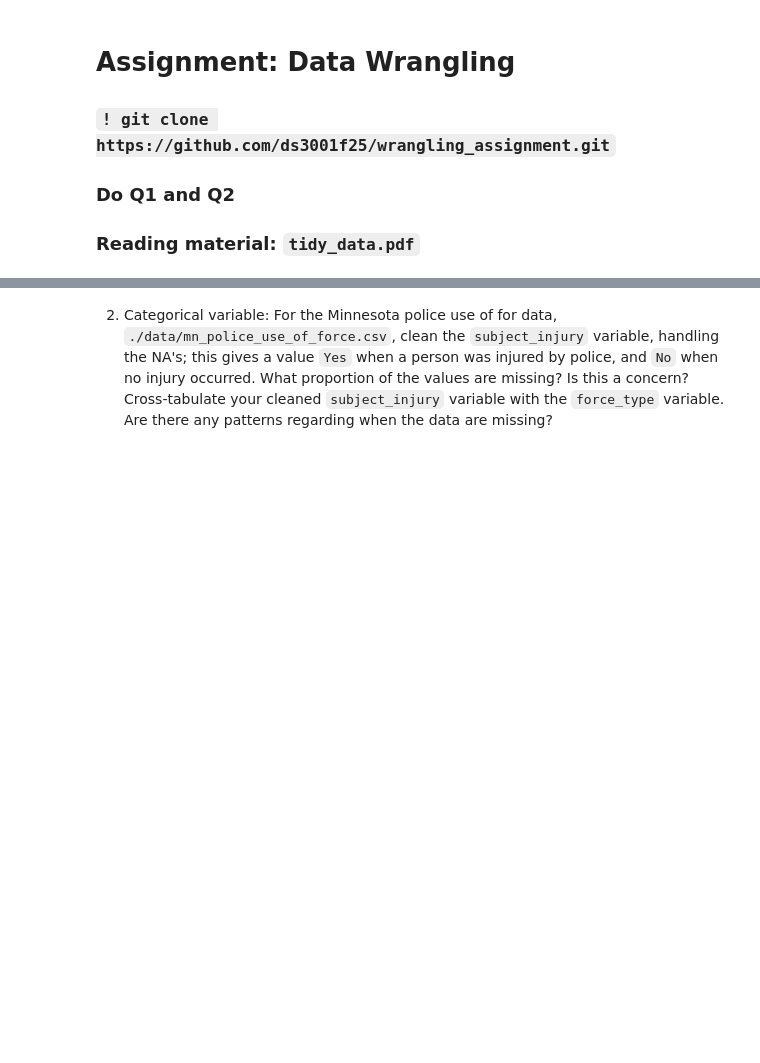
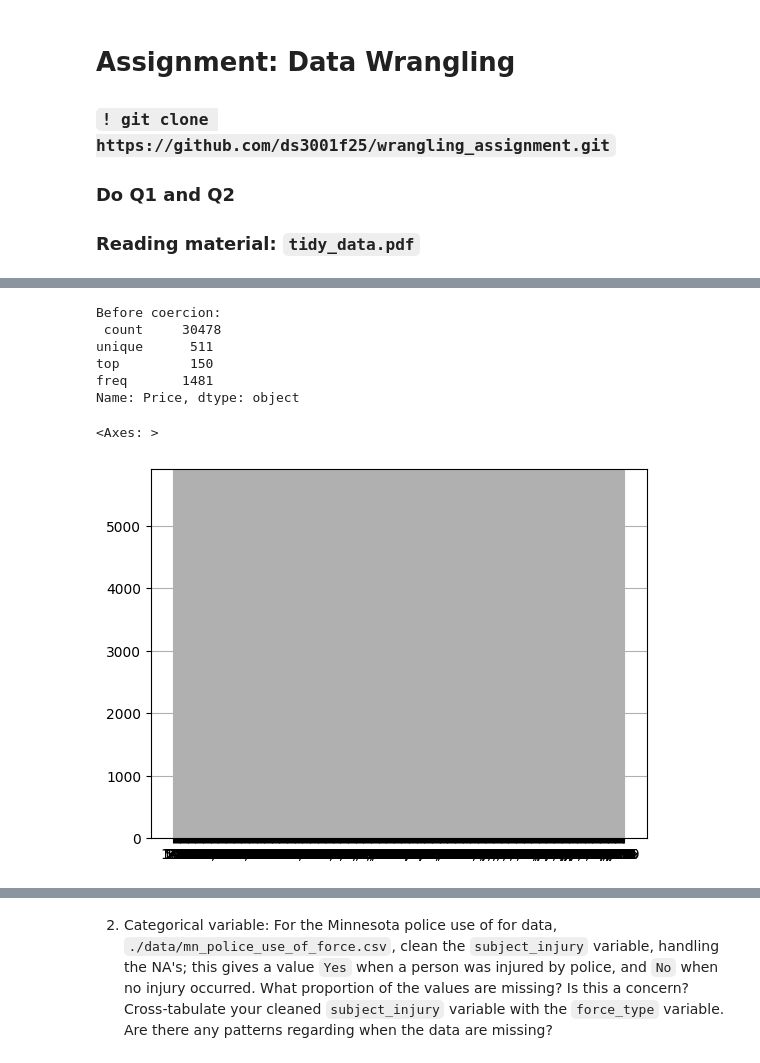
Before and after one commit to xec9cp/wrangling_assignment, a Jupyter notebook: assignment.ipynb, the cells around one changed output, grey strips where cells are left out. Drawn from its saved outputs; the diff is of its cells as text; code cells hidden in the pictures; blank space fills up the shorter version.

```diff
--- a/assignment.ipynb
+++ b/assignment.ipynb
@@ -12,8 +12,15 @@ import numpy as np
 # %%
 airbnb = pd.read_csv("https://raw.githubusercontent.com/xec9cp/wrangling_assignment/refs/heads/main/data/airbnb_hw.csv",index_col=0)
 #print(airbnb['Price'].unique(),'\n')
-airbnb['Price'] = airbnb['Price'].str.replace(",", "") #remove commas
-airbnb['Price'] = pd.to_numeric(airbnb['Price'], errors='coerce') # Coerce the variable to numeric
-# Create a missing dummy:
-airbnb['price_na'] = airbnb['Price'].isnull() # Equals 1 if missing, 0 if non-null
-sum(airbnb["price_na"]) #this indicates that there's no missing value in the price variable
+
+print('Before coercion: \n', airbnb['Price'].describe(),'\n') # The imposed sentence variable is not read by Pandas as a number
+airbnb['Price'].hist(bins=50)
+# %% [output]
+Before coercion:
+ count     30478
+unique      511
+top         150
+freq       1481
+Name: Price, dtype: object
+<Axes: >
+[figure, added]
```
Also changed, not shown: parts of 17 cells of this notebook.
